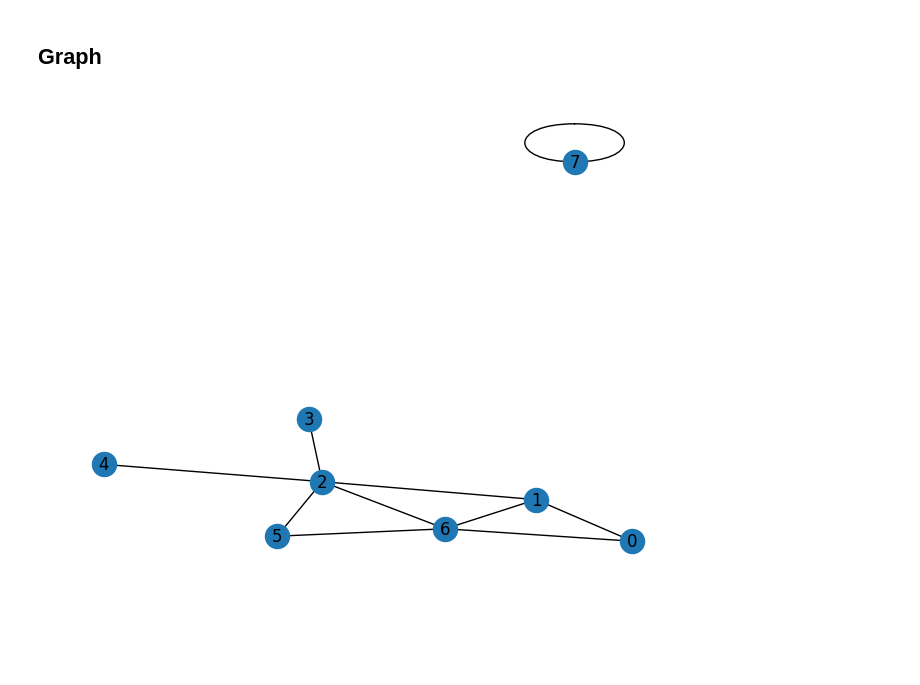
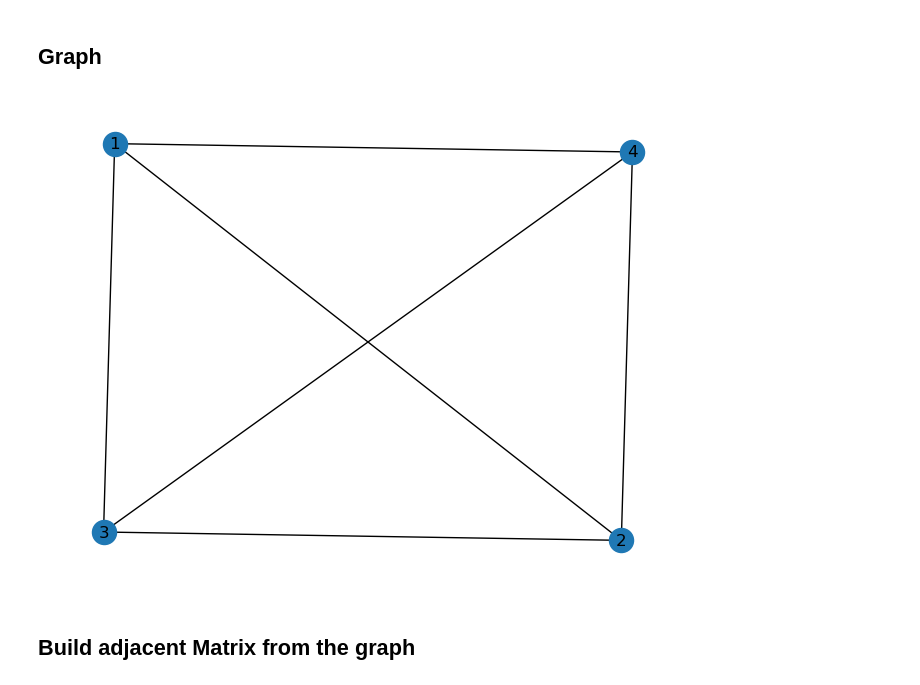
Before and after one commit to francoisbonnard/Math, a Jupyter notebook: networkx.ipynb, the cells around one changed output. Saved outputs shown, nothing was run; the diff lists cells and outputs as text; code cells hidden in the pictures; blank space fills up the shorter version.

```diff
--- a/networkx.ipynb
+++ b/networkx.ipynb
@@ -7,8 +9,11 @@ import numpy as np
 # %%
 G= nx.Graph()
-L = [(0,1),(1,2),(0,6),(5,6),(1,6),(2,5),(2,3),(2,4),(2,6),(7,7)]
-G.add_edges_from(L)
+L1 = [(0,1),(1,2),(0,6),(5,6),(1,6),(2,5),(2,3),(2,4),(2,6),(1,7)]
+L2 = [(1,3),(2,3),(3,4),(1,2),(1,4),(2,4)]
+G.add_edges_from(L2)
 nx.draw(G,with_labels=1)
 plt.show()
 # %% [output]
-[figure, old version]
+[figure, new version]
+# %% [markdown]
+## Build adjacent Matrix from the graph
```
Also changed, not shown: parts of 18 cells of this notebook, 2 other files.
